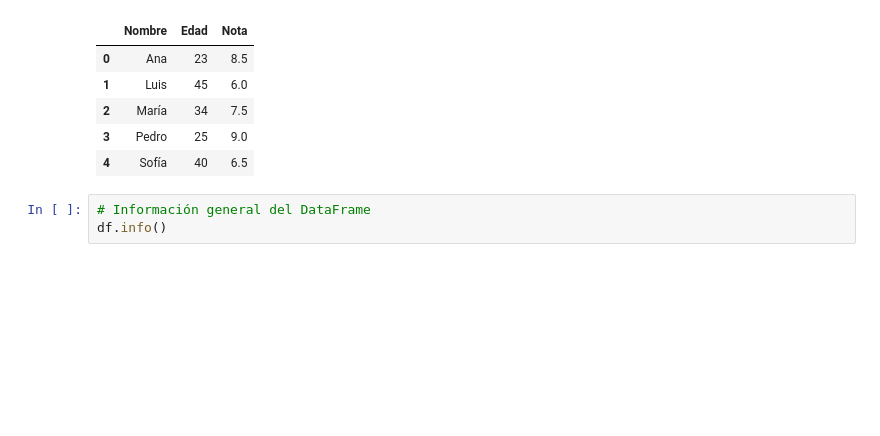
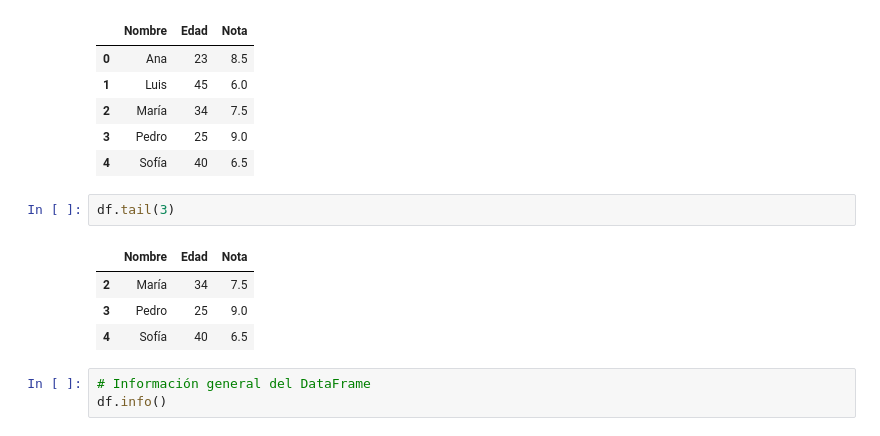
Before and after one commit to amejosecar/ia_dema, a Jupyter notebook: 00_Introduccion_Pandas/00_Pandas_(Acciones_básicas).ipynb, the cells around one changed output. Saved outputs shown, nothing was run; the diff lists cells and outputs as text; blank space fills up the shorter version.

```diff
--- a/00_Introduccion_Pandas/00_Pandas_(Acciones_básicas).ipynb
+++ b/00_Introduccion_Pandas/00_Pandas_(Acciones_básicas).ipynb
@@ -1111,6 +1111,13 @@ df.head()
 | 2 | María | 34 | 7.5 |
 | 3 | Pedro | 25 | 9.0 |
 | 4 | Sofía | 40 | 6.5 |
+# %%
+df.tail(3)
+# %% [output]
+|  | Nombre | Edad | Nota |
+| 2 | María | 34 | 7.5 |
+| 3 | Pedro | 25 | 9.0 |
+| 4 | Sofía | 40 | 6.5 |
 # %%
 # Información general del DataFrame
 df.info()
```
Also changed, not shown: parts of 3 cells of this notebook.
